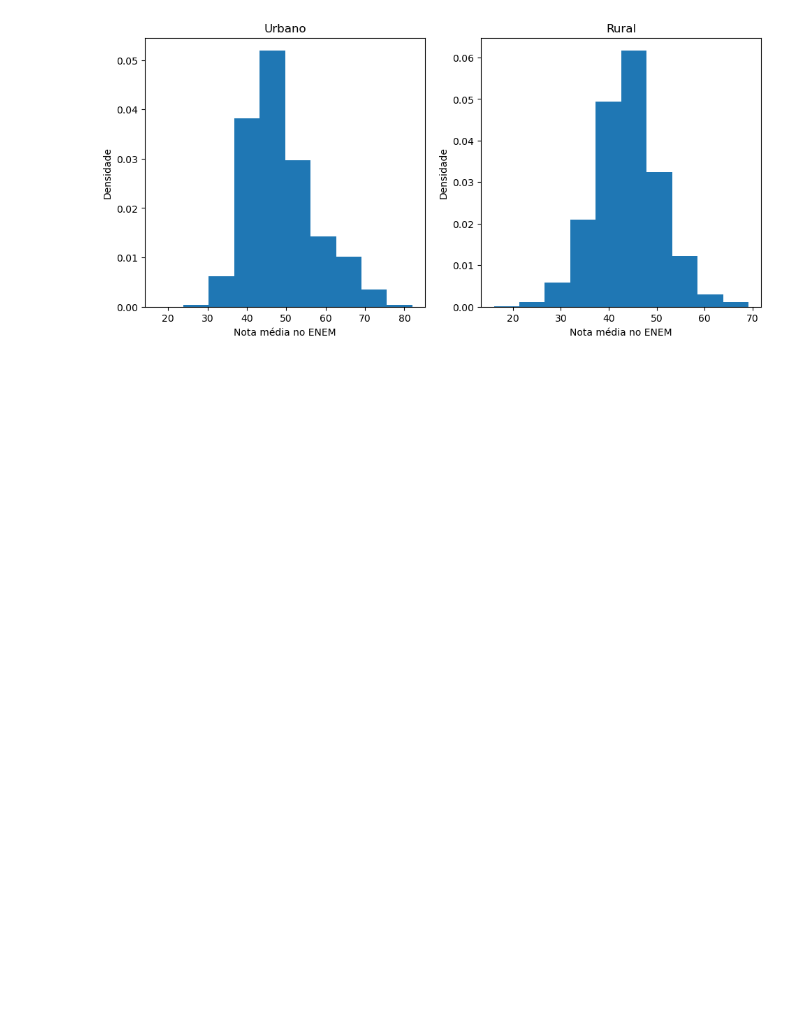
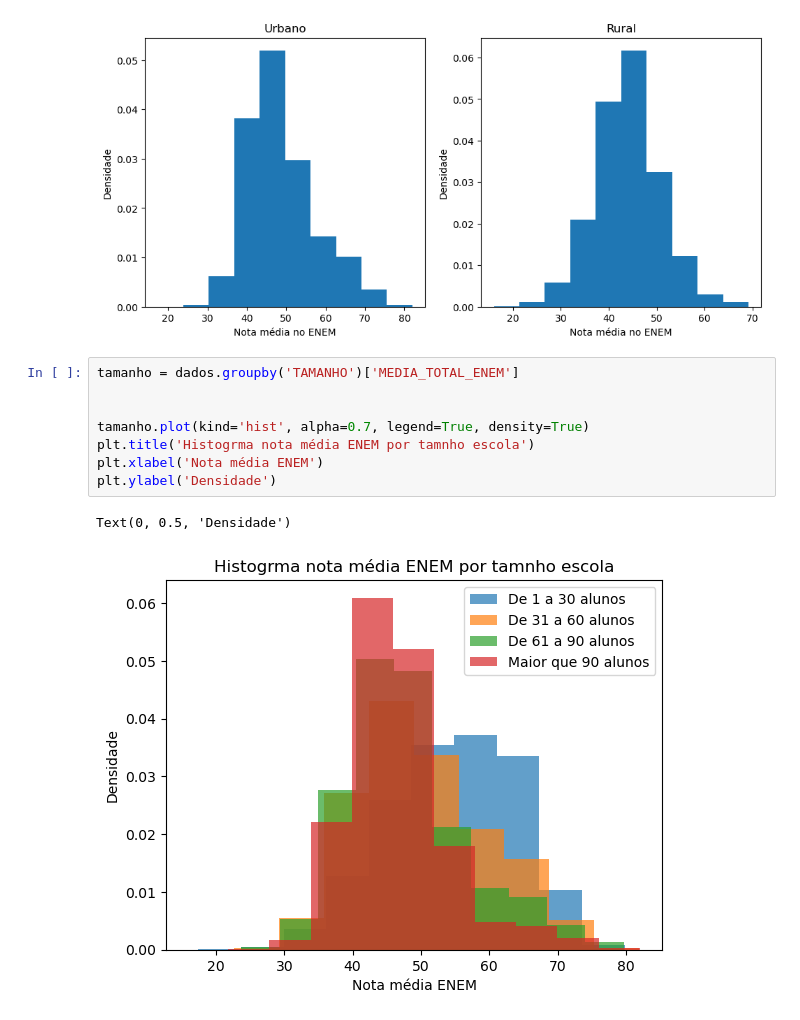
Before and after one commit to LuanaPLGuimaraes/Grupo12A_Projeto2_CDados, a Jupyter notebook: mineracao.ipynb, the cells around one changed output. Cells and saved outputs as stored; diff of their text form; blank space fills up the shorter version.

```diff
--- a/mineracao.ipynb
+++ b/mineracao.ipynb
@@ -178,3 +177,14 @@ plt.ylabel('Densidade')
 # %% [output]
 Text(0, 0.5, 'Densidade')
 [figure]
+# %%
+tamanho = dados.groupby('TAMANHO')['MEDIA_TOTAL_ENEM']
+
+
+tamanho.plot(kind='hist', alpha=0.7, legend=True, density=True)
+plt.title('Histogrma nota média ENEM por tamnho escola')
+plt.xlabel('Nota média ENEM')
+plt.ylabel('Densidade')
+# %% [output]
+Text(0, 0.5, 'Densidade')
+[figure, added]
```
Also changed, not shown: parts of 5 cells of this notebook.
